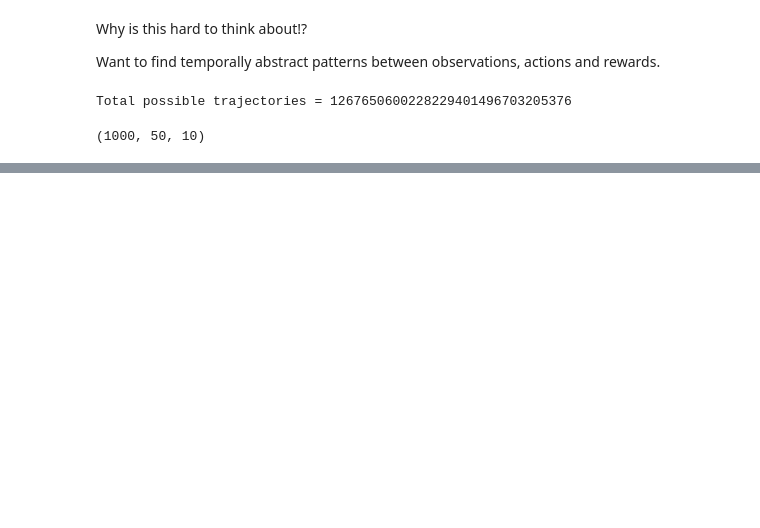
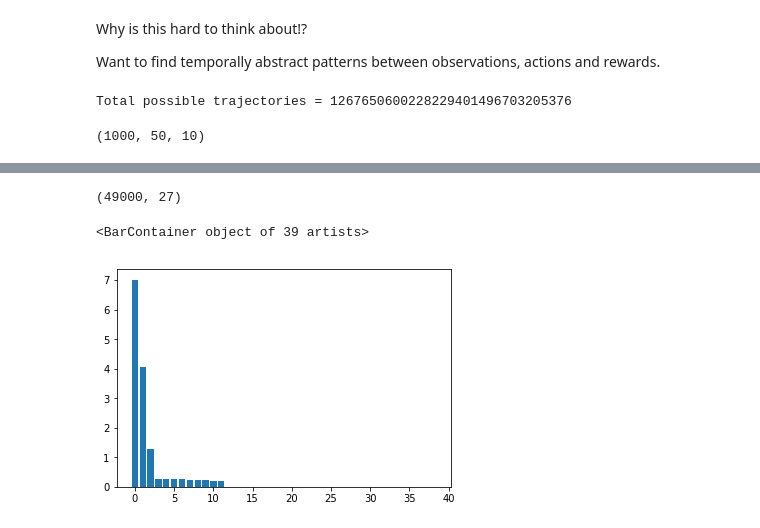
Before and after one commit to act65/masters-thesis, a Jupyter notebook: sprints/hrl/eigen-options.ipynb, the cells around one changed output, grey strips where cells are left out. Saved outputs shown, nothing was run; the diff lists cells and outputs as text; code cells hidden in the pictures; blank space fills up the shorter version.

```diff
--- a/sprints/hrl/eigen-options.ipynb
+++ b/sprints/hrl/eigen-options.ipynb
@@ -56,5 +79,8 @@ dataset.shape
 # %%
-actions = dataset[:,1:,0]
+actions = batch_to_options(dataset[:,:-1,0:1], 3)
+actions.shape
 actions = tf.constant(actions, dtype=tf.int32)
 actions = tf.one_hot(actions, axis=-1, depth=4, off_value=0.0,on_value=1.0)
 actions = actions.numpy()
+actions = np.reshape(actions, [actions.shape[0], -1])
+actions.shape
@@ -76,0 +89,16 @@ corr /= dataset.shape[0]  # need to normalise!?
+# %%
+obs = batch_to_options(dataset[:,1:,1:] - dataset[:,:-1,1:], 3)
+obs = np.reshape(obs, [obs.shape[0], -1])
+obs.shape
+# %% [output]
+(49000, 27)
+# %%
+corr = np.cov(actions.T, obs.T)
+# plt.imshow(np.sqrt(np.abs(corr)), interpolation='nearest', cmap='gray')
+# %%
+u, s, v = np.linalg.svd(corr)
+# %%
+plt.bar(range(len(s)), s)
+# %% [output]
+<BarContainer object of 39 artists>
+[figure, added]
```
Also changed, not shown: parts of 18 cells of this notebook, 3 other files.
